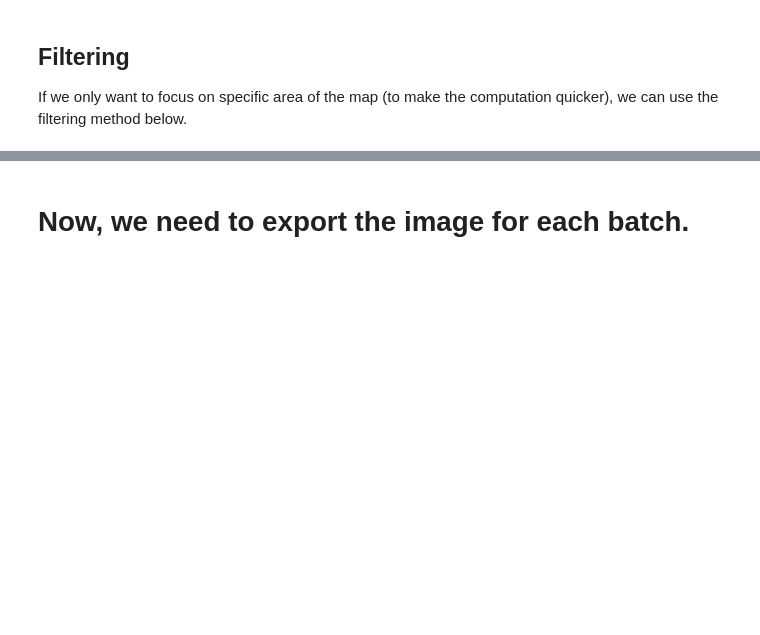
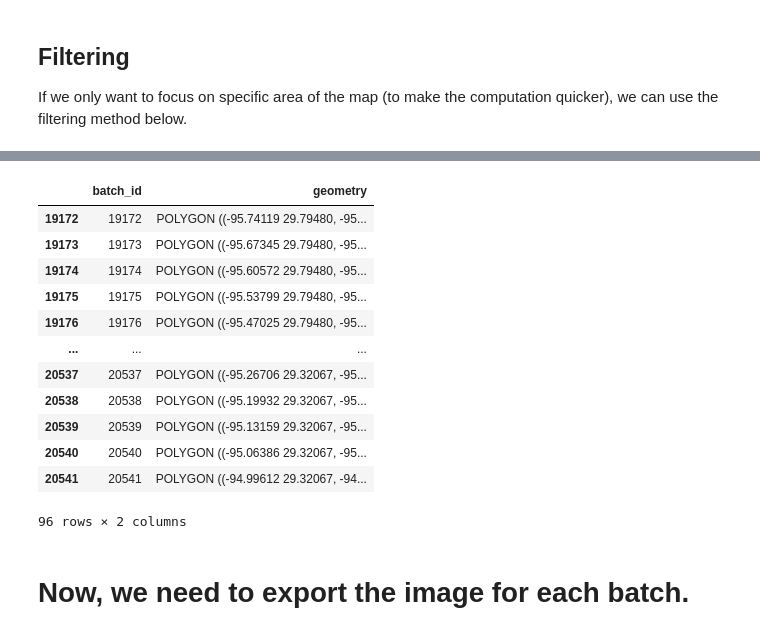
Before and after one commit to victor-radermecker/AdvancedLandCoverAnalytics-Pipeline, a Jupyter notebook: Google_Earth_Engine/dynamic-world-bulk-extraction.ipynb, the cells around one changed output, grey strips where cells are left out. Drawn from its saved outputs; the diff is of its cells as text; code cells hidden in the pictures; blank space fills up the shorter version.

```diff
--- a/Google_Earth_Engine/dynamic-world-bulk-extraction.ipynb
+++ b/Google_Earth_Engine/dynamic-world-bulk-extraction.ipynb
@@ -77,3 +104,19 @@ fishnet_creator.filtered_fishnet.head(10)
+# %%
+fishnet_creator.filtered_batches
+# %% [output]
+|  | batch_id | geometry |
+| 19172 | 19172 | POLYGON ((-95.74119 29.79480, -95... |
+| 19173 | 19173 | POLYGON ((-95.67345 29.79480, -95... |
+| 19174 | 19174 | POLYGON ((-95.60572 29.79480, -95... |
+| 19175 | 19175 | POLYGON ((-95.53799 29.79480, -95... |
+| 19176 | 19176 | POLYGON ((-95.47025 29.79480, -95... |
+| ... | ... | ... |
+| 20537 | 20537 | POLYGON ((-95.26706 29.32067, -95... |
+| 20538 | 20538 | POLYGON ((-95.19932 29.32067, -95... |
+| 20539 | 20539 | POLYGON ((-95.13159 29.32067, -95... |
+| 20540 | 20540 | POLYGON ((-95.06386 29.32067, -95... |
+| 20541 | 20541 | POLYGON ((-94.99612 29.32067, -94... |
+96 rows × 2 columns
 # %%
 fishnet_creator.fishnet.head().loc[0, "geometry"].bounds
 # %%
```
Also changed, not shown: parts of 6 cells of this notebook, 2 other files.
